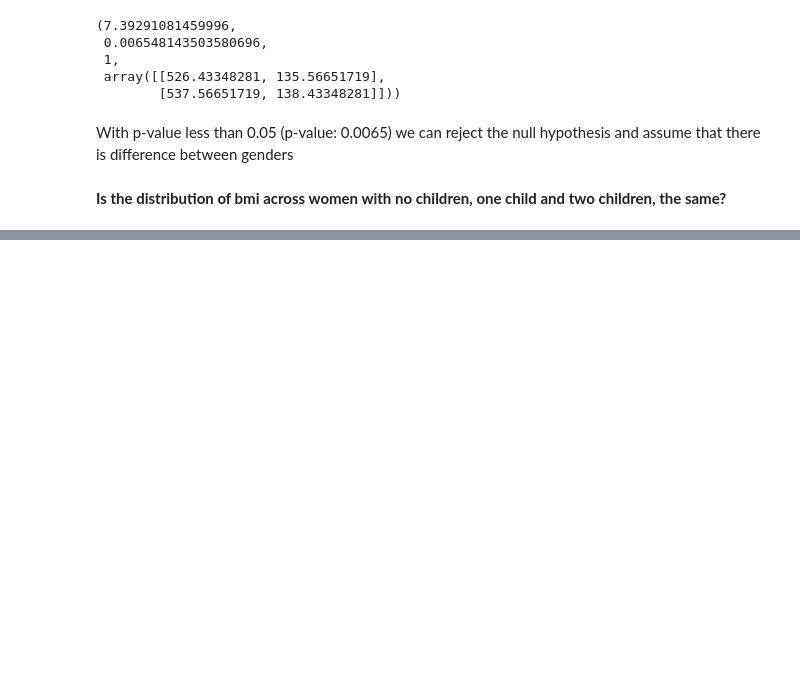
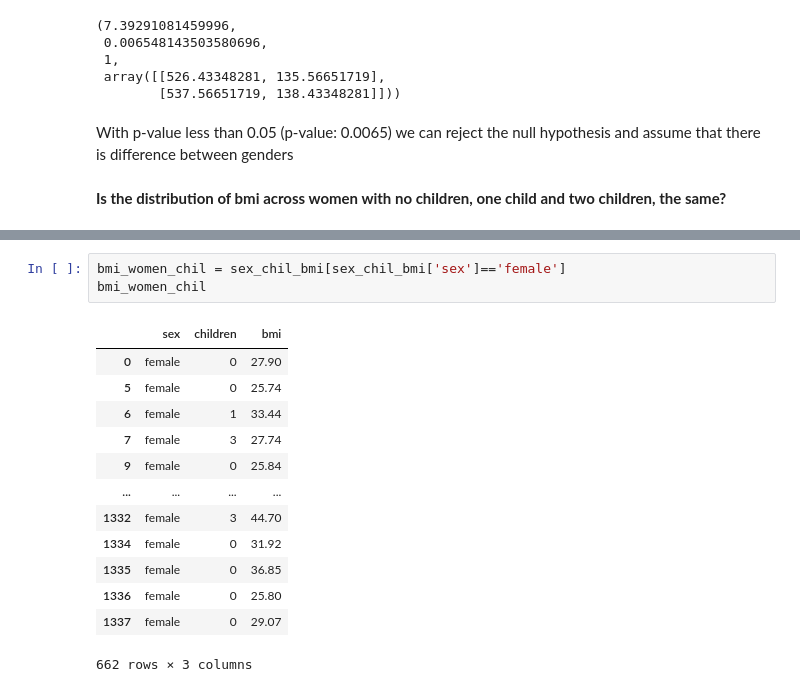
Before and after one commit to RochaErik/Medical-Data, a Jupyter notebook: Medical_data.ipynb, the cells around one changed output, grey strips where cells are left out. Drawn from its saved outputs; the diff is of its cells as text; blank space fills up the shorter version.

```diff
--- a/Medical_data.ipynb
+++ b/Medical_data.ipynb
@@ -568,0 +586,17 @@ With p-value less than 0.05 (p-value: 0.0065) we can reject the null hypothesis
+# %%
+bmi_women_chil = sex_chil_bmi[sex_chil_bmi['sex']=='female']
+bmi_women_chil
+# %% [output]
+|  | sex | children | bmi |
+| 0 | female | 0 | 27.90 |
+| 5 | female | 0 | 25.74 |
+| 6 | female | 1 | 33.44 |
+| 7 | female | 3 | 27.74 |
+| 9 | female | 0 | 25.84 |
+| ... | ... | ... | ... |
+| 1332 | female | 3 | 44.70 |
+| 1334 | female | 0 | 31.92 |
+| 1335 | female | 0 | 36.85 |
+| 1336 | female | 0 | 25.80 |
+| 1337 | female | 0 | 29.07 |
+662 rows × 3 columns
```
Also changed, not shown: parts of 9 cells of this notebook.
